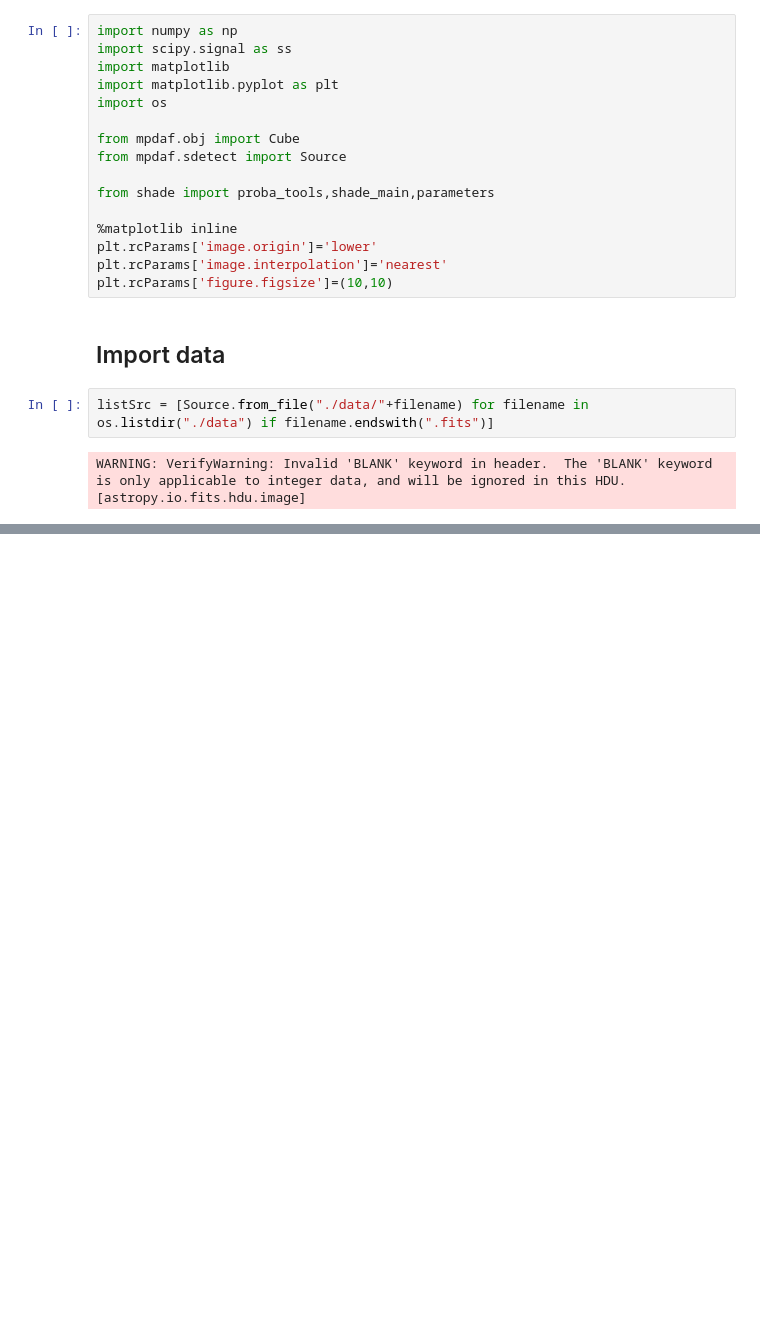
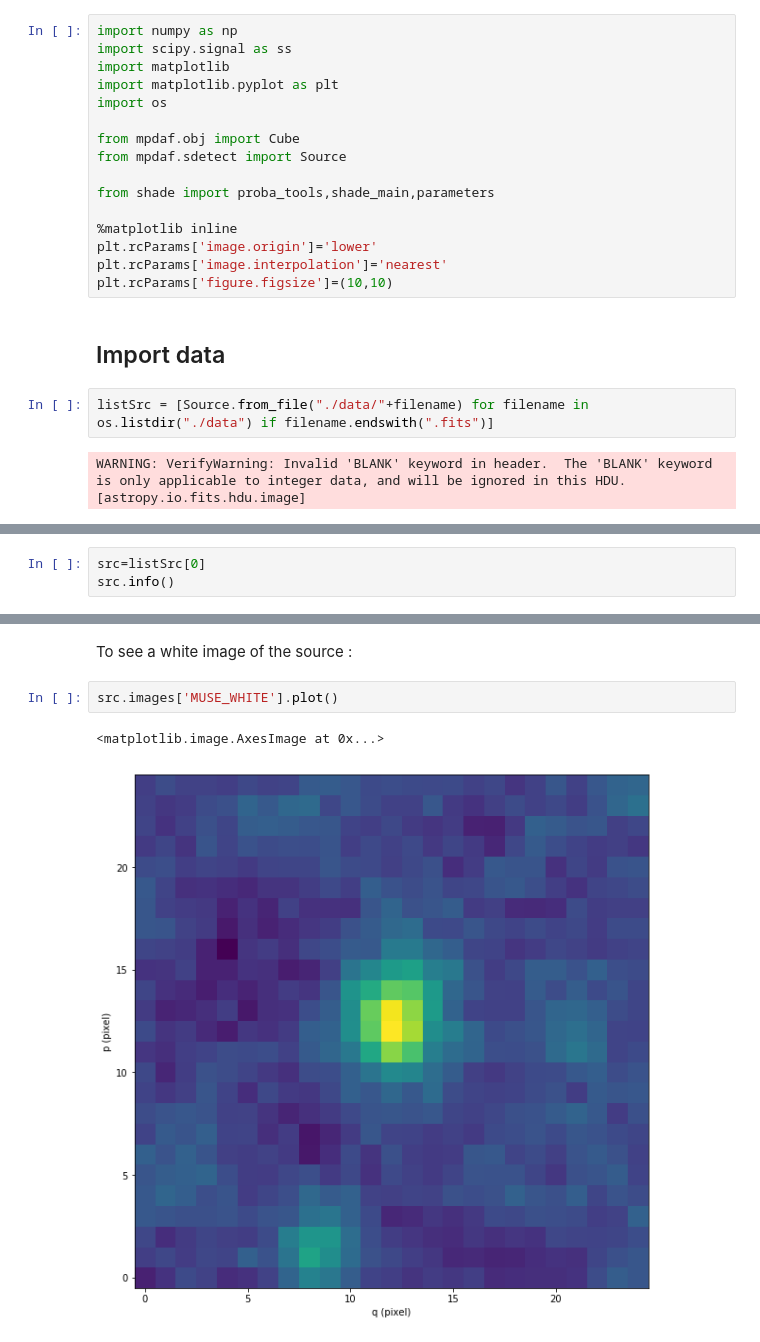
Before and after one commit to raphbacher/comet, a Jupyter notebook: Example Shade.ipynb, the cells around one changed output, grey strips where cells are left out. Cells and saved outputs as stored; diff of their text form; blank space fills up the shorter version.

```diff
--- a/Example Shade.ipynb
+++ b/Example Shade.ipynb
@@ -42,0 +37,3 @@ listSrc[4].lines
+# %%
+src=listSrc[0]
+src.info()
@@ -42,0 +58,7 @@ listSrc[4].lines
+# %% [markdown]
+To see a white image of the source :
+# %%
+src.images['MUSE_WHITE'].plot()
+# %% [output]
+<matplotlib.image.AxesImage at 0x...>
+[figure, added]
```
Also changed, not shown: parts of 17 cells of this notebook, 4 other files.
